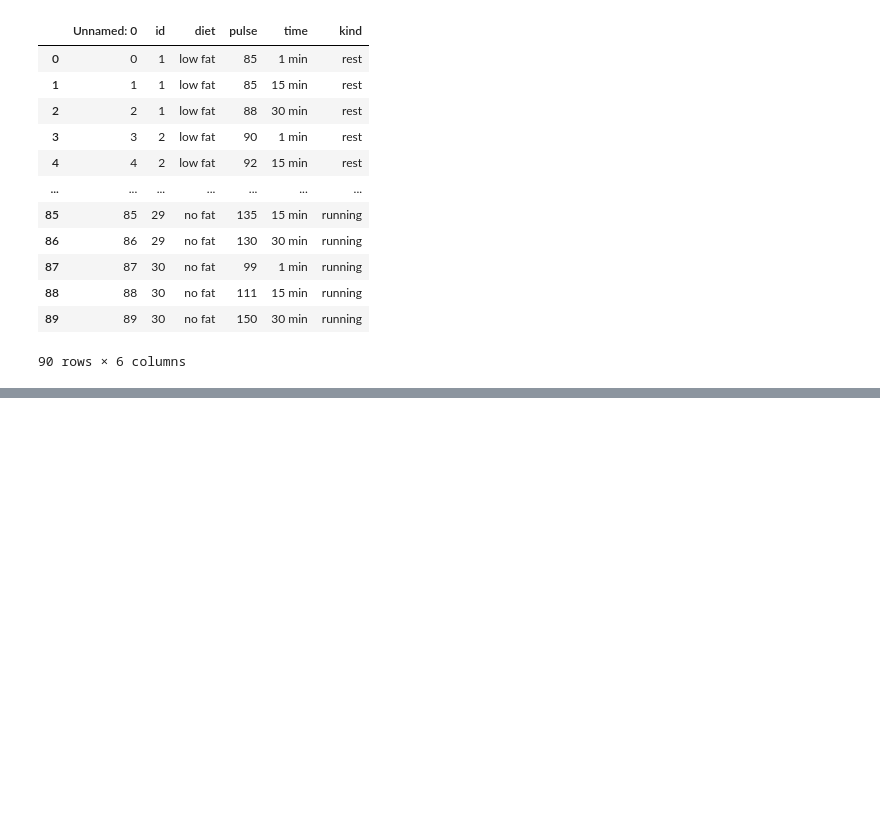
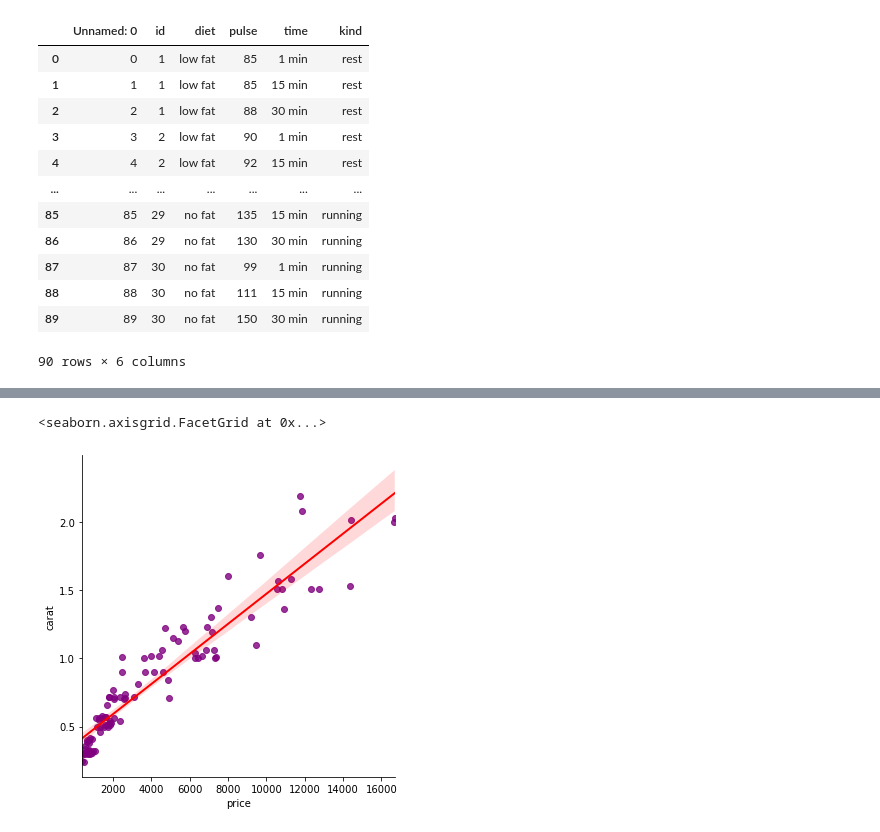
Before and after one commit to Jogwums/Data-Analysis-Cl01, a Jupyter notebook: seaborn/intro.ipynb, the cells around one changed output, grey strips where cells are left out. Saved outputs shown, nothing was run; the diff lists cells and outputs as text; code cells hidden in the pictures; blank space fills up the shorter version.

```diff
--- a/seaborn/intro.ipynb
+++ b/seaborn/intro.ipynb
@@ -71,0 +130,5 @@ execer
+# %%
+sns.lmplot(x='price',y='carat', data=df, scatter_kws={'marker':'x', 'color':'purple'}, line_kws={'color':'red','linewidth':2})
+# %% [output]
+<seaborn.axisgrid.FacetGrid at 0x...>
+[figure, added]
```
Also changed, not shown: parts of 22 cells of this notebook, 2 other files.
